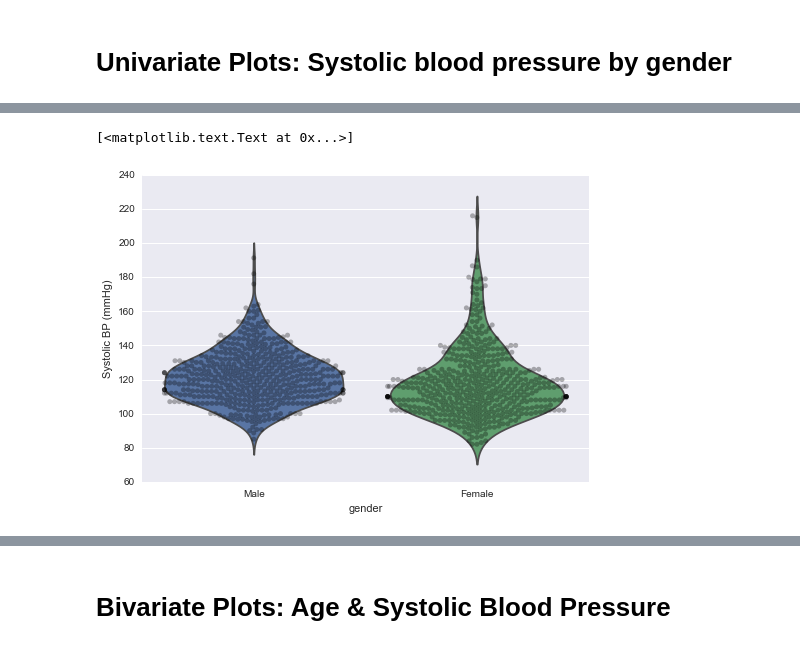
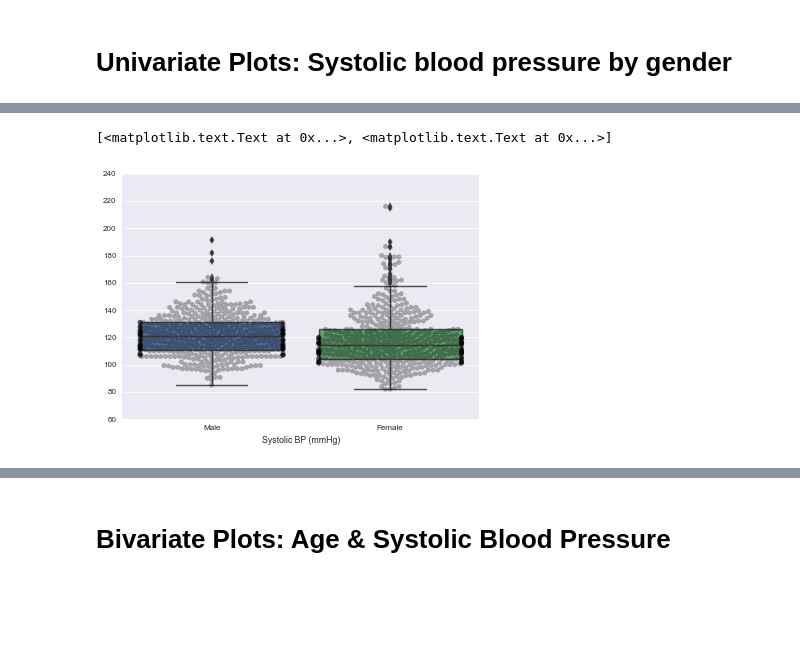
Before and after one commit to abalter/data-viz-jamboree, a Jupyter notebook: seaborn-data-jamboree-heart.ipynb, the cells around one changed output, grey strips where cells are left out. Cells and saved outputs as stored; diff of their text form; code cells hidden in the pictures; blank space fills up the shorter version.

```diff
--- a/seaborn-data-jamboree-heart.ipynb
+++ b/seaborn-data-jamboree-heart.ipynb
@@ -97,8 +201,8 @@ sns.swarmplot(x="gender", y="BPXSAR", data=heart).\
 # %%
-sns.violinplot(x="gender", y="BPXSAR", data=heart, inner=None)
-sns.swarmplot(x="gender", y="BPXSAR", data=heart, color="black", alpha=0.3).\
-    set(ylabel="Systolic BP (mmHg)")
+sns.boxplot(x="gender", y="BPXSAR", data=heart)
+sns.swarmplot(x="gender", y="BPXSAR", data=heart, color="black", alpha=0.3)\
+   .set(xlabel="Systolic BP (mmHg)", ylabel="")
 # %% [output]
-[<matplotlib.text.Text at 0x...>]
+[<matplotlib.text.Text at 0x...>, <matplotlib.text.Text at 0x...>]
-[figure, old version]
+[figure, new version]
 # %%
```
Also changed, not shown: parts of 45 cells of this notebook.
